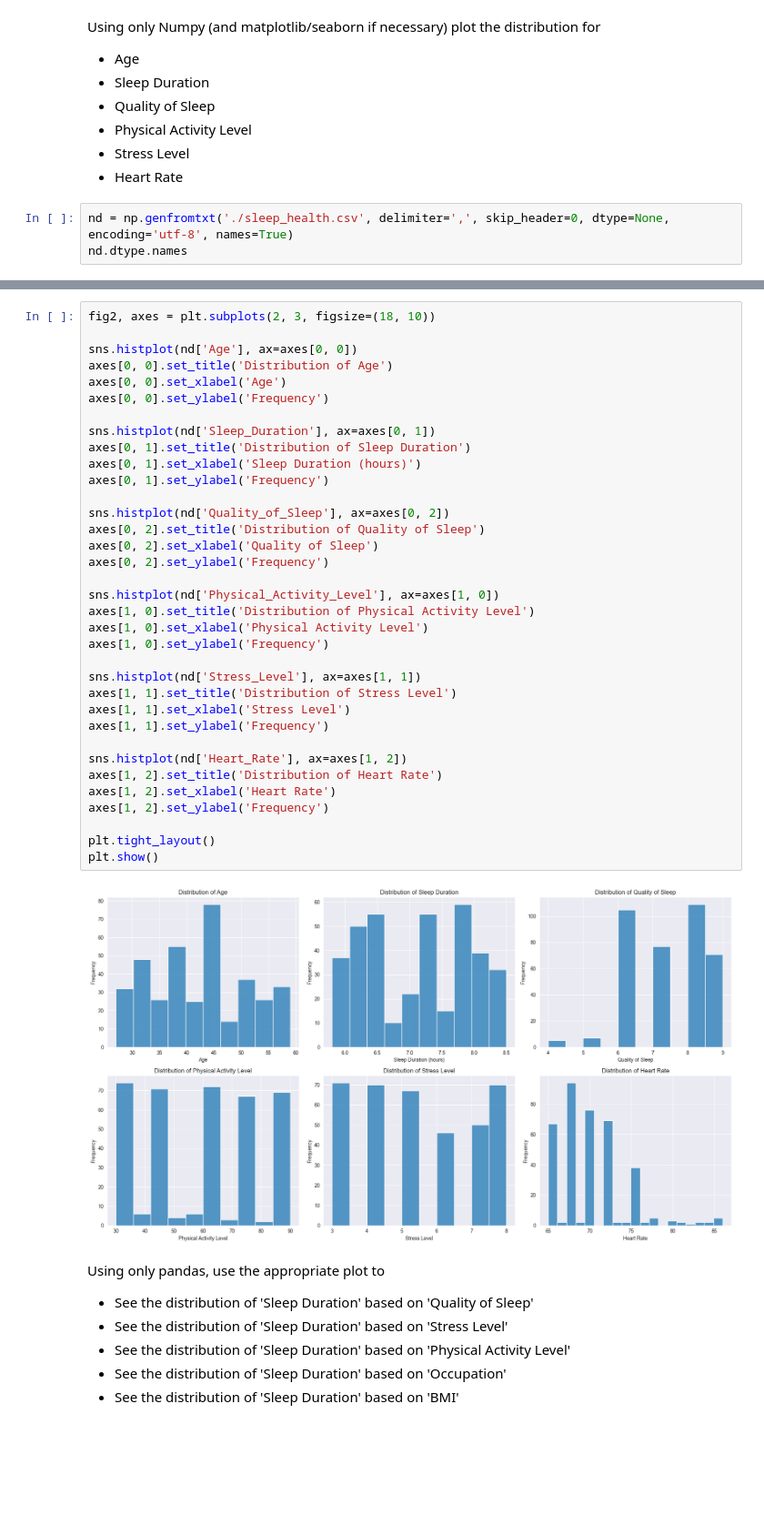
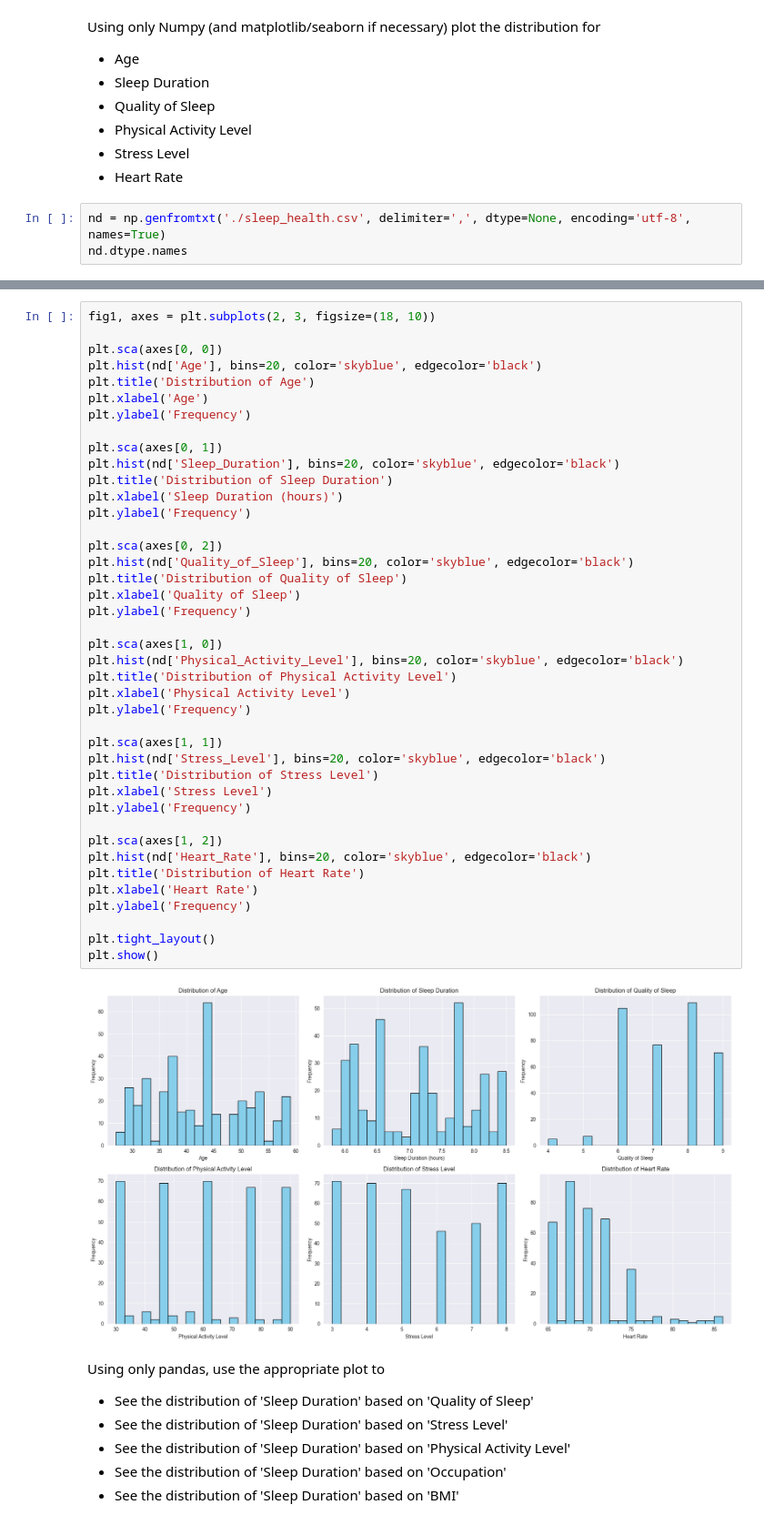
Before and after one commit to charlesyifanli/python_and_data, a Jupyter notebook: 2609_numpy/aim03.ipynb, the cells around one changed output, grey strips where cells are left out. Shown: that part at 91% size. Cells and saved outputs as stored; diff of their text form; blank space fills up the shorter version.

```diff
--- a/2609_numpy/aim03.ipynb
+++ b/2609_numpy/aim03.ipynb
@@ -66,7 +72,7 @@ Using only Numpy (and matplotlib/seaborn if necessary) plot the distribution for
 - Stress Level
 - Heart Rate
 # %%
-nd = np.genfromtxt('./sleep_health.csv', delimiter=',', skip_header=0, dtype=None, encoding='utf-8', names=True)
+nd = np.genfromtxt('./sleep_health.csv', delimiter=',', dtype=None, encoding='utf-8', names=True)
 nd.dtype.names
 # %% [output]
 ('Person_ID',
@@ -84,42 +90,48 @@ nd.dtype.names
  'Daily_Steps',
  'Sleep_Disorder')
 # %%
-fig2, axes = plt.subplots(2, 3, figsize=(18, 10))
+fig1, axes = plt.subplots(2, 3, figsize=(18, 10))
 
-sns.histplot(nd['Age'], ax=axes[0, 0])
-axes[0, 0].set_title('Distribution of Age')
-axes[0, 0].set_xlabel('Age')
-axes[0, 0].set_ylabel('Frequency')
+plt.sca(axes[0, 0])
+plt.hist(nd['Age'], bins=20, color='skyblue', edgecolor='black')
+plt.title('Distribution of Age')
+plt.xlabel('Age')
+plt.ylabel('Frequency')
 
-sns.histplot(nd['Sleep_Duration'], ax=axes[0, 1])
-axes[0, 1].set_title('Distribution of Sleep Duration')
-axes[0, 1].set_xlabel('Sleep Duration (hours)')
-axes[0, 1].set_ylabel('Frequency')
+plt.sca(axes[0, 1])
+plt.hist(nd['Sleep_Duration'], bins=20, color='skyblue', edgecolor='black')
+plt.title('Distribution of Sleep Duration')
+plt.xlabel('Sleep Duration (hours)')
+plt.ylabel('Frequency')
 
-sns.histplot(nd['Quality_of_Sleep'], ax=axes[0, 2])
-axes[0, 2].set_title('Distribution of Quality of Sleep')
-axes[0, 2].set_xlabel('Quality of Sleep')
-axes[0, 2].set_ylabel('Frequency')
+plt.sca(axes[0, 2])
+plt.hist(nd['Quality_of_Sleep'], bins=20, color='skyblue', edgecolor='black')
+plt.title('Distribution of Quality of Sleep')
+plt.xlabel('Quality of Sleep')
+plt.ylabel('Frequency')
 
-sns.histplot(nd['Physical_Activity_Level'], ax=axes[1, 0])
-axes[1, 0].set_title('Distribution of Physical Activity Level')
-axes[1, 0].set_xlabel('Physical Activity Level')
-axes[1, 0].set_ylabel('Frequency')
+plt.sca(axes[1, 0])
+plt.hist(nd['Physical_Activity_Level'], bins=20, color='skyblue', edgecolor='black')
+plt.title('Distribution of Physical Activity Level')
+plt.xlabel('Physical Activity Level')
+plt.ylabel('Frequency')
 
-sns.histplot(nd['Stress_Level'], ax=axes[1, 1])
-axes[1, 1].set_title('Distribution of Stress Level')
-axes[1, 1].set_xlabel('Stress Level')
-axes[1, 1].set_ylabel('Frequency')
+plt.sca(axes[1, 1])
+plt.hist(nd['Stress_Level'], bins=20, color='skyblue', edgecolor='black')
+plt.title('Distribution of Stress Level')
+plt.xlabel('Stress Level')
+plt.ylabel('Frequency')
 
-sns.histplot(nd['Heart_Rate'], ax=axes[1, 2])
-axes[1, 2].set_title('Distribution of Heart Rate')
-axes[1, 2].set_xlabel('Heart Rate')
-axes[1, 2].set_ylabel('Frequency')
+plt.sca(axes[1, 2])
+plt.hist(nd['Heart_Rate'], bins=20, color='skyblue', edgecolor='black')
+plt.title('Distribution of Heart Rate')
+plt.xlabel('Heart Rate')
+plt.ylabel('Frequency')
 
 plt.tight_layout()
 plt.show()
 # %% [output]
-[figure, old version]
+[figure, new version]
 # %% [markdown]
 Using only pandas, use the appropriate plot to
 - See the distribution of 'Sleep Duration' based on 'Quality of Sleep'
```
Also changed, not shown: parts of 2 cells of this notebook.
